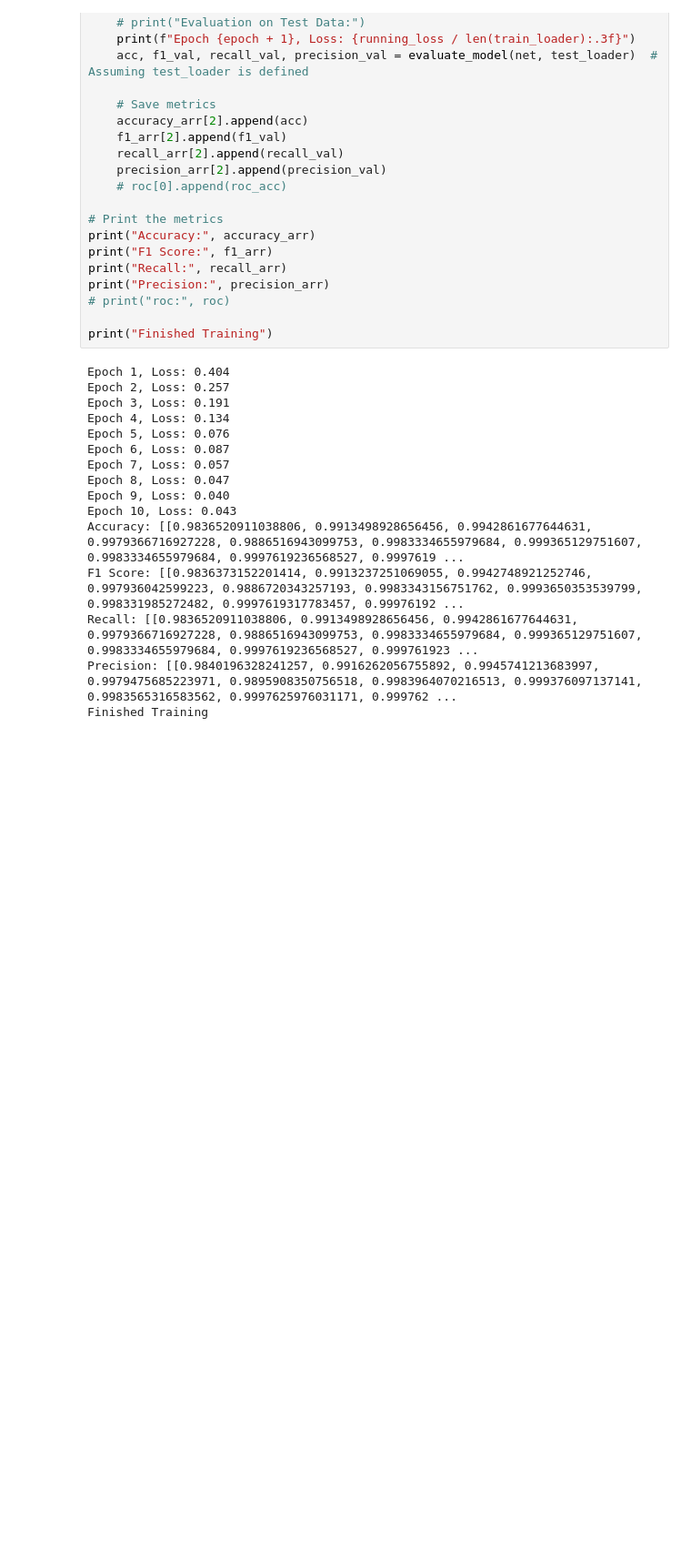
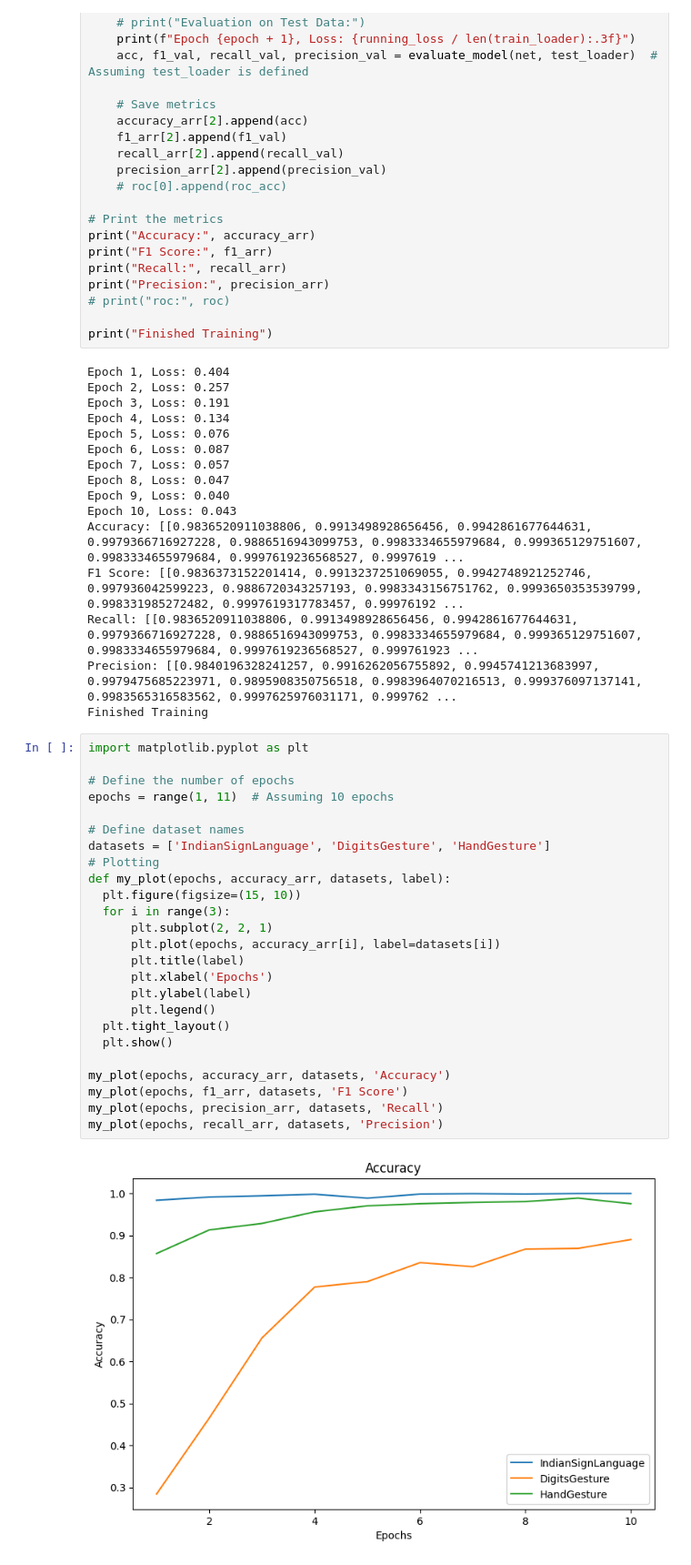
Before and after one commit to daivik1515/Sign-Language-Gesture-Classification, a Jupyter notebook: LeNet.ipynb, the cells around one changed output. Shown at 91% size. Cells and saved outputs as stored; diff of their text form; blank space fills up the shorter version.

Commit message:
Plotted evaluation metrics graphs for 3 models of LeNet

```diff
--- a/LeNet.ipynb
+++ b/LeNet.ipynb
@@ -1122,3 +1122,30 @@ F1 Score: [[0.9836373152201414, 0.9913237251069055, 0.9942748921252746, 0.997936
 Recall: [[0.9836520911038806, 0.9913498928656456, 0.9942861677644631, 0.9979366716927228, 0.9886516943099753, 0.9983334655979684, 0.999365129751607, 0.9983334655979684, 0.9997619236568527, 0.999761923 ...
 Precision: [[0.9840196328241257, 0.9916262056755892, 0.9945741213683997, 0.9979475685223971, 0.9895908350756518, 0.9983964070216513, 0.999376097137141, 0.9983565316583562, 0.9997625976031171, 0.999762 ...
 Finished Training
+# %%
+import matplotlib.pyplot as plt
+
+# Define the number of epochs
+epochs = range(1, 11)  # Assuming 10 epochs
+
+# Define dataset names
+datasets = ['IndianSignLanguage', 'DigitsGesture', 'HandGesture']
+# Plotting
+def my_plot(epochs, accuracy_arr, datasets, label):
+  plt.figure(figsize=(15, 10))
+  for i in range(3):
+      plt.subplot(2, 2, 1)
+      plt.plot(epochs, accuracy_arr[i], label=datasets[i])
+      plt.title(label)
+      plt.xlabel('Epochs')
+      plt.ylabel(label)
+      plt.legend()
+  plt.tight_layout()
+  plt.show()
+
+my_plot(epochs, accuracy_arr, datasets, 'Accuracy')
+my_plot(epochs, f1_arr, datasets, 'F1 Score')
+my_plot(epochs, precision_arr, datasets, 'Recall')
+my_plot(epochs, recall_arr, datasets, 'Precision')
+# %% [output]
+[figure, added]
```
Also changed, not shown: parts of 2 cells of this notebook.
